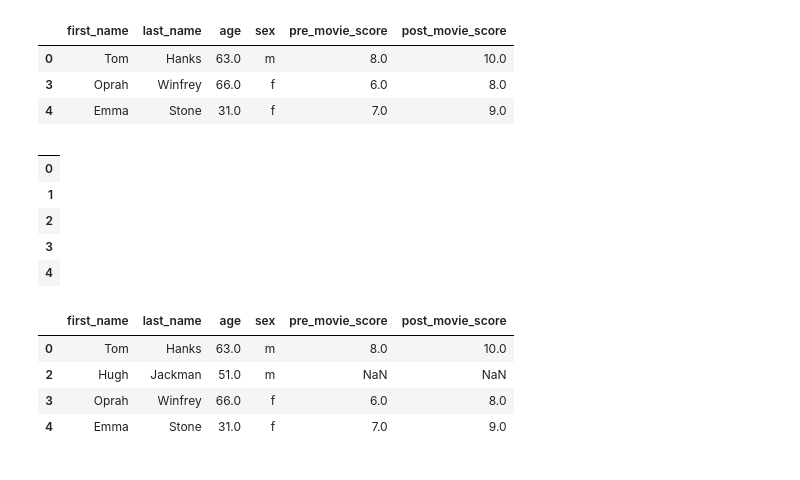
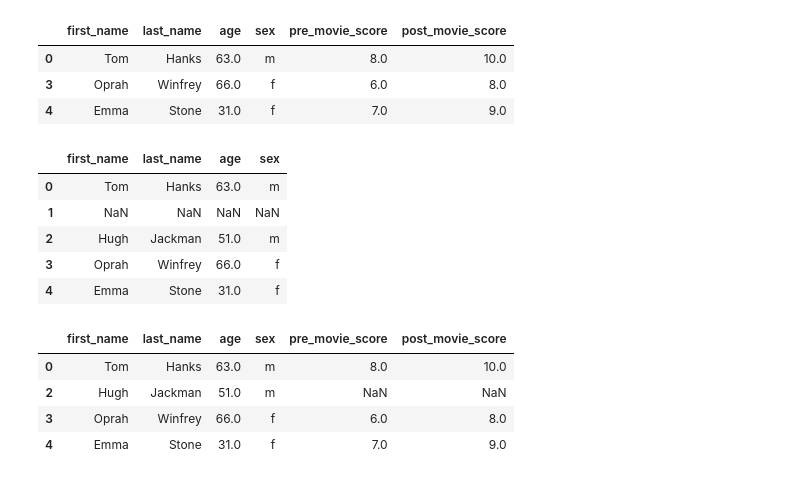
Before and after one commit to deepan-py/MLDS, a Jupyter notebook: PANDAS_/intro_.ipynb, the cells around one changed output. Saved outputs shown, nothing was run; the diff lists cells and outputs as text; code cells hidden in the pictures.

```diff
--- a/PANDAS_/intro_.ipynb
+++ b/PANDAS_/intro_.ipynb
@@ -1429,15 +1491,15 @@ df.dropna(thresh=5)
 | 3 | Oprah | Winfrey | 66.0 | f | 6.0 | 8.0 |
 | 4 | Emma | Stone | 31.0 | f | 7.0 | 9.0 |
 # %%
-df.dropna(axis=1)
+df.dropna(axis=1,thresh=4)
 # here everything is droped as there is atleast 1 nan value in all the columns leads to drop of all the columns
 # %% [output]
-|  |
-| 0 |
-| 1 |
-| 2 |
-| 3 |
-| 4 |
+|  | first_name | last_name | age | sex |
+| 0 | Tom | Hanks | 63.0 | m |
+| 1 | NaN | NaN | NaN | NaN |
+| 2 | Hugh | Jackman | 51.0 | m |
+| 3 | Oprah | Winfrey | 66.0 | f |
+| 4 | Emma | Stone | 31.0 | f |
 # %%
 df.dropna(subset=['last_name'])
 # consider only the 'last_name' column
```
Also changed, not shown: parts of 42 cells of this notebook.
